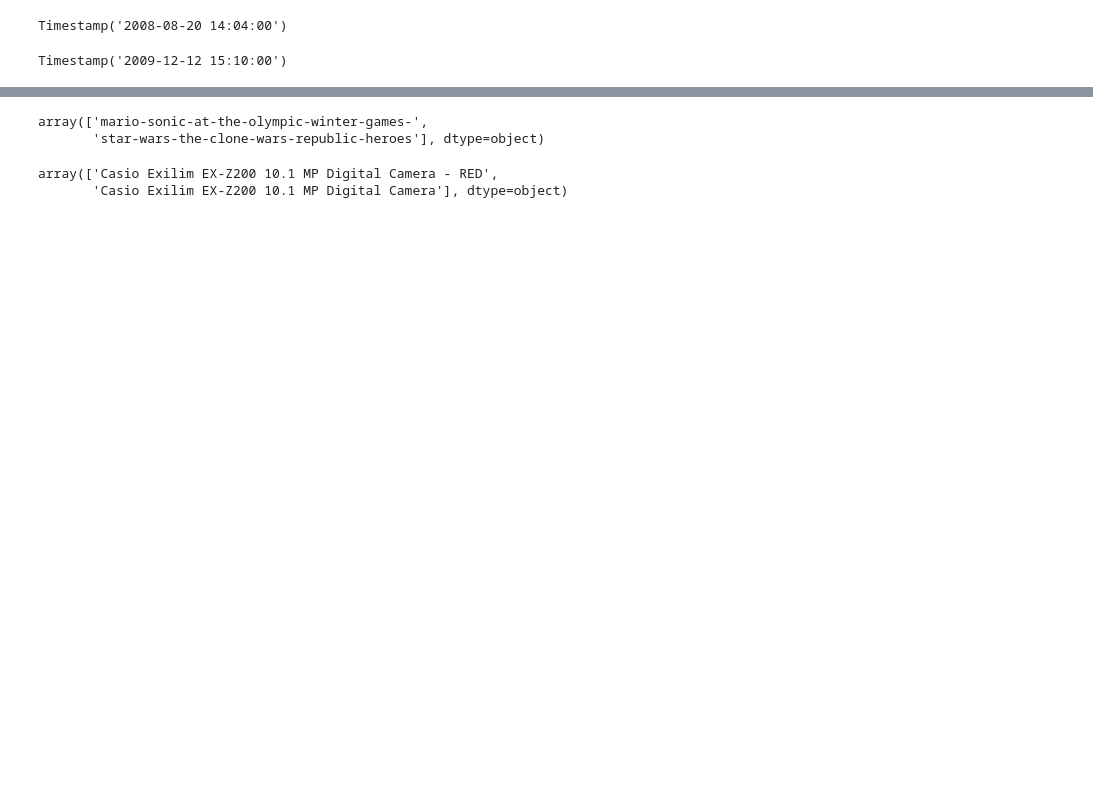
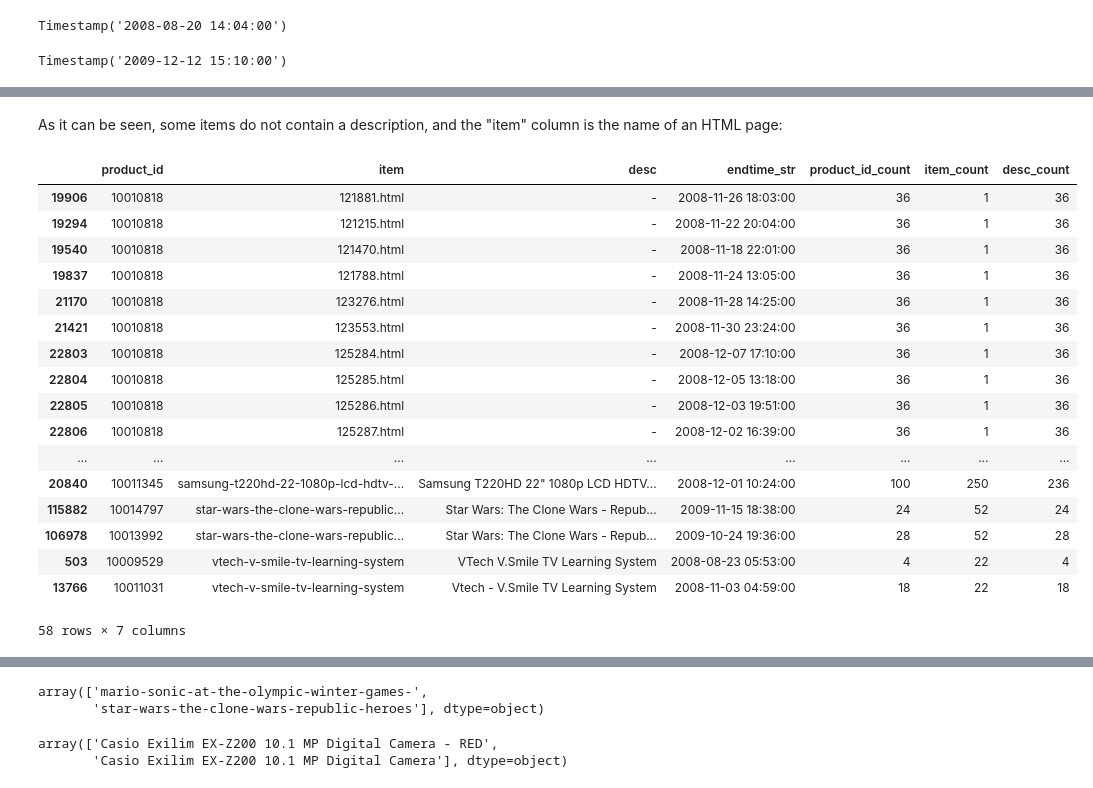
Before and after one commit to sergio-valmorisco-sierra/tfm_data_science_sergio_valmorisco_sierra, a Jupyter notebook: Estadisticas.ipynb, the cells around one changed output, grey strips where cells are left out. Drawn from its saved outputs; the diff is of its cells as text; code cells hidden in the pictures; blank space fills up the shorter version.

```diff
--- a/Estadisticas.ipynb
+++ b/Estadisticas.ipynb
@@ -63,0 +119,19 @@ Timestamp('2009-12-12 15:10:00')
+# %%
+def compareProductIdItemDescColumnValues():
+    outcomesDfItemDesc =outcomesDf[['product_id','item','desc','endtime_str']]
+    productIdColumnValueCounts = outcomesDf['product_id'].value_counts()
+    outcomesDfItemDesc = outcomesDfItemDesc.merge(productIdColumnValueCounts.to_frame(),how='left',left_on='product_id',right_index=True)
+    outcomesDfItemDesc = outcomesDfItemDesc.rename(columns={'product_id_x': 'product_id', 'product_id_y': 'product_id_count'})
+
+    itemColumnValueCounts = outcomesDf['item'].value_counts()
+    outcomesDfItemDesc = outcomesDfItemDesc.merge(itemColumnValueCounts.to_frame(),how='left',left_on='item',right_index=True)
+    outcomesDfItemDesc = outcomesDfItemDesc.rename(columns={'item_x': 'item', 'item_y': 'item_count'})
+
+    descColumnValueCounts = outcomesDf['desc'].value_counts()
+    outcomesDfItemDesc = outcomesDfItemDesc.merge(descColumnValueCounts.to_frame(),how='left',left_on='desc',right_index=True)
+    outcomesDfItemDesc = outcomesDfItemDesc.rename(columns={'desc_x': 'desc', 'desc_y': 'desc_count'})
+
+    return outcomesDfItemDesc
+
+outcomesDfItemDesc = compareProductIdItemDescColumnValues()
+outcomesDfItemDesc.head()
@@ -63,0 +163,25 @@ Timestamp('2009-12-12 15:10:00')
+# %% [markdown]
+As it can be seen, some items do not contain a description, and the "item" column is the name of an HTML page:
+# %%
+itemVsDescDf = outcomesDfItemDesc[(outcomesDfItemDesc['item_count']!=outcomesDfItemDesc['desc_count'])].drop_duplicates(subset=['item','desc'])
+itemVsDescDf = itemVsDescDf.sort_values(by='desc')
+itemVsDescDf
+# %% [output]
+|  | product_id | item | desc | endtime_str | product_id_count | item_count | desc_count |
+| 19906 | 10010818 | 121881.html | - | 2008-11-26 18:03:00 | 36 | 1 | 36 |
+| 19294 | 10010818 | 121215.html | - | 2008-11-22 20:04:00 | 36 | 1 | 36 |
+| 19540 | 10010818 | 121470.html | - | 2008-11-18 22:01:00 | 36 | 1 | 36 |
+| 19837 | 10010818 | 121788.html | - | 2008-11-24 13:05:00 | 36 | 1 | 36 |
+| 21170 | 10010818 | 123276.html | - | 2008-11-28 14:25:00 | 36 | 1 | 36 |
+| 21421 | 10010818 | 123553.html | - | 2008-11-30 23:24:00 | 36 | 1 | 36 |
+| 22803 | 10010818 | 125284.html | - | 2008-12-07 17:10:00 | 36 | 1 | 36 |
+| 22804 | 10010818 | 125285.html | - | 2008-12-05 13:18:00 | 36 | 1 | 36 |
+| 22805 | 10010818 | 125286.html | - | 2008-12-03 19:51:00 | 36 | 1 | 36 |
+| 22806 | 10010818 | 125287.html | - | 2008-12-02 16:39:00 | 36 | 1 | 36 |
+| ... | ... | ... | ... | ... | ... | ... | ... |
+| 20840 | 10011345 | samsung-t220hd-22-1080p-lcd-hdtv-... | Samsung T220HD 22" 1080p LCD HDTV... | 2008-12-01 10:24:00 | 100 | 250 | 236 |
+| 115882 | 10014797 | star-wars-the-clone-wars-republic... | Star Wars: The Clone Wars - Repub... | 2009-11-15 18:38:00 | 24 | 52 | 24 |
+| 106978 | 10013992 | star-wars-the-clone-wars-republic... | Star Wars: The Clone Wars - Repub... | 2009-10-24 19:36:00 | 28 | 52 | 28 |
+| 503 | 10009529 | vtech-v-smile-tv-learning-system | VTech V.Smile TV Learning System | 2008-08-23 05:53:00 | 4 | 22 | 4 |
+| 13766 | 10011031 | vtech-v-smile-tv-learning-system | Vtech - V.Smile TV Learning System | 2008-11-03 04:59:00 | 18 | 22 | 18 |
+58 rows × 7 columns
```
Also changed, not shown: parts of 42 cells of this notebook.
